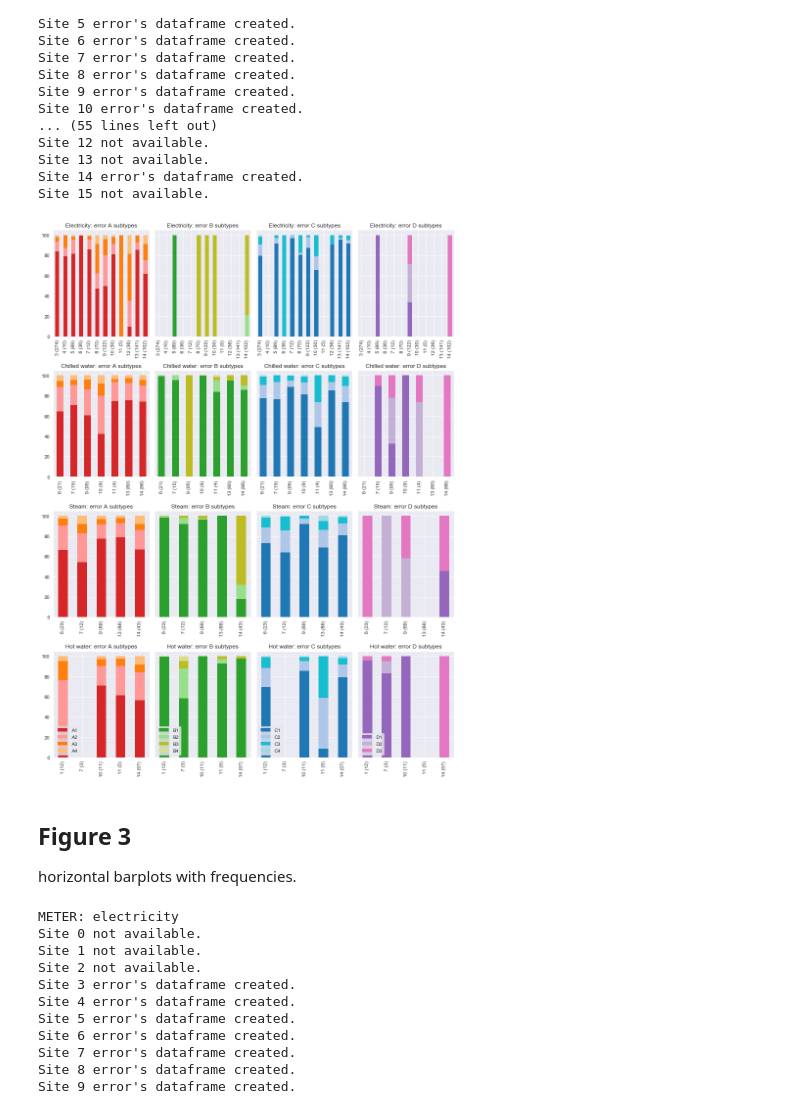
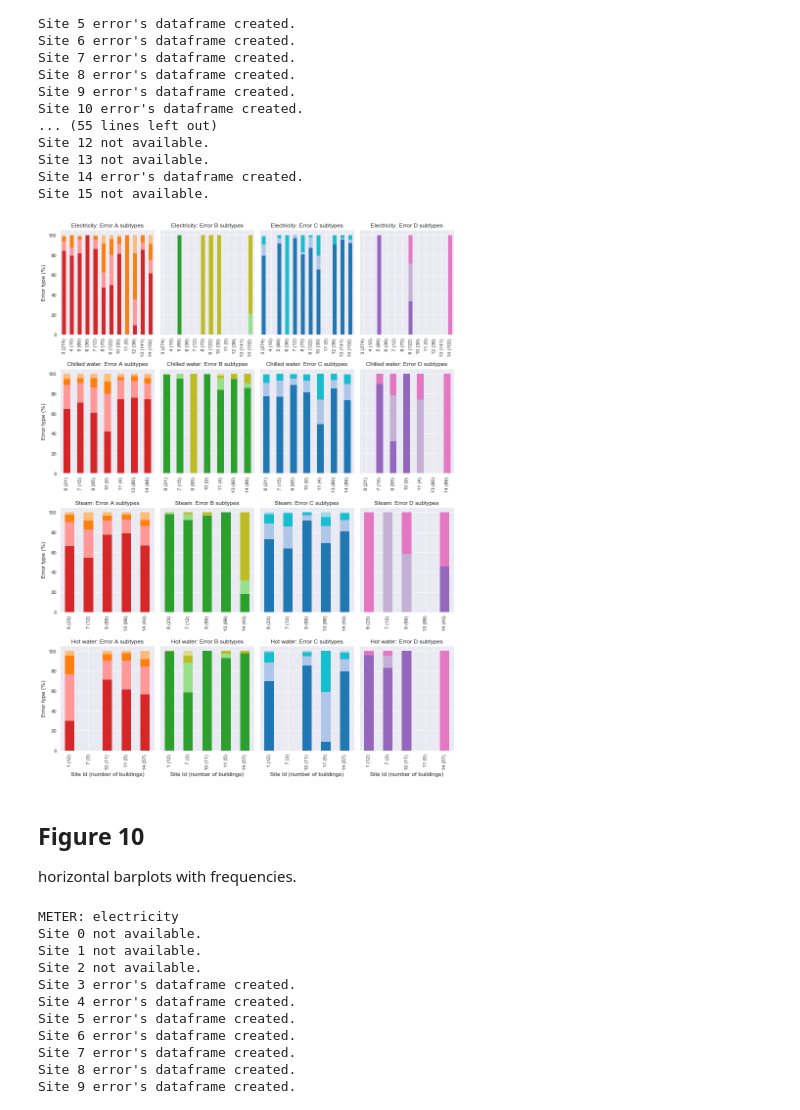
Before and after one commit to buds-lab/ashrae-great-energy-predictor-3-error-analysis, a Jupyter notebook: notebooks/11_plots-barplots.ipynb, the cells around one changed output. Cells and saved outputs as stored; diff of their text form; code cells hidden in the pictures.

```diff
--- a/notebooks/11_plots-barplots.ipynb
+++ b/notebooks/11_plots-barplots.ipynb
@@ -253,7 +253,7 @@ bdgs_per_site
  15: 124}
 # %%
 # number of meters on each site, pero metertype (leaked buildings already removed in arrays)
-meters = ["chilledwater","electricity","hotwater","steam"]
+meters = ["electricity","chilledwater","steam","hotwater"]
 meters_per_site = {}
 for meter in meters:
     meters_per_site[meter] = {}
@@ -309,7 +309,7 @@ dict(meta.groupby("primary_use")["building_id"].count())
  'Warehouse/storage': 13}
 # %%
 # total number of meter per primary use (leaked are not included here)
-meters = ["chilledwater","electricity","hotwater","steam"]
+meters = ["electricity","chilledwater","steam","hotwater"]
 uses = list(meta.primary_use.unique())
 
 dfs = []
@@ -495,9 +495,9 @@ for meter,errors_range,rmsle in zip(meters, errors_range_list, rmsle_list):
     # Plot range errors
     ax1 = axes[i]
     plot1 = errors_range.plot(kind='bar', stacked=True, color=pal1, ax=ax1, width=0.85, legend=False, linewidth=0)
-    ax1.set_title(f"{meters_name[meter].capitalize()}: Good fit, within and out of range data frequency (%)", fontsize=16)
+    ax1.set_title(f"{meters_name[meter].capitalize()}: Good fit, within and out of range data frequency", fontsize=16)
     ax1.set_xlabel("")
-    ax1.set_ylabel("")
+    ax1.set_ylabel("Error type (%)")
     ax1.set_xticklabels([f"{i} ({meters_per_site[meter][int(i)]})" for i in errors_range.index], rotation=30)  # site (number of buidings)
     # Show pct on bar
     for rec in ax1.patches:
@@ -514,8 +514,9 @@ for meter,errors_range,rmsle in zip(meters, errors_range_list, rmsle_list):
     # Plot RMSLE
     ax3 = axes[i+1]
     plot3 = rmsle.plot(kind='bar', stacked=True, color=pal2, ax=ax3, width=0.85, legend=False, linewidth=0)
-    ax3.set_title(f"{meters_name[meter].capitalize()}: Total RMSLE contribution (%)", fontsize=16)
+    ax3.set_title(f"{meters_name[meter].capitalize()}: Total RMSLE contribution", fontsize=16)
     ax3.set_xlabel("")
+    ax3.set_ylabel("Error type (%)")
     ax3.set_xticklabels([f"{i} ({meters_per_site[meter][int(i)]})" for i in errors_range.index], rotation=30)
     # Show pct on bar
     for rec in ax3.patches:
@@ -529,18 +530,21 @@ for meter,errors_range,rmsle in zip(meters, errors_range_list, rmsle_list):
                     va='center',
                     fontsize=10)
 
-    if i == 0:
+    '''if i == 0:
         handles1, labels1 = ax1.get_legend_handles_labels()
         ax1.legend(handles1, ["Good fit","Within range","Out of range"], title="Data", loc ='lower right')
 
         handles3,labels3 = ax3.get_legend_handles_labels()
         labels = ["A","B","C","D","Good fit"]
-        ax3.legend(handles3,labels,title='RMSLE', loc="upper right")
+        ax3.legend(handles3,labels,title='RMSLE', loc="upper right")'''
+    if i == 6:
+        ax1.set_xlabel("Site Id (number of buildings)")
+        ax3.set_xlabel("Site Id (number of buildings)")
 
     i = i+2
 
     plt.tight_layout()
 
 fig.savefig(path_fig + "barplot_stacked_cb.pdf", dpi=150, bbox_inches="tight")
-fig.savefig(path_fig + "barplot_stacked_cb.png", dpi=150, bbox_inches="tight")
+#fig.savefig(path_fig + "barplot_stacked_cb.png", dpi=150, bbox_inches="tight")
 # %% [output]
@@ -652,54 +656,59 @@ for meter,error_type in zip(meters, errors_type):
     temp = error_type.loc[:,error_type.columns.str.contains("A")]
     axA = axes[i]
     plotA = temp.plot(kind='bar', stacked=True, color=palA, ax=axA, width=0.5, legend=False, linewidth=0)
-    axA.set_title(f"{meters_name[meter].capitalize()}: error A subtypes", fontsize=12)
+    axA.set_title(f"{meters_name[meter].capitalize()}: Error A subtypes", fontsize=12)
     axA.set_xlabel("")
-    axA.set_ylabel("")
+    axA.set_ylabel("Error type (%)")
     axA.set_xticklabels([f"{i} ({meters_per_site[meter][int(i)]})" for i in temp.index], rotation=90)
 
     # Plot B
     temp = error_type.loc[:,error_type.columns.str.contains("B")]
     axB = axes[i+1]
     plotB = temp.plot(kind='bar', stacked=True, color=palB, ax=axB, width=0.5, legend=False, linewidth=0)
-    axB.set_title(f"{meters_name[meter].capitalize()}: error B subtypes", fontsize=12)
+    axB.set_title(f"{meters_name[meter].capitalize()}: Error B subtypes", fontsize=12)
     axB.set_xlabel("")
-    axB.set_ylabel("")
+    axB.set_ylabel("Error type (%)")
     axB.set_xticklabels([f"{i} ({meters_per_site[meter][int(i)]})" for i in temp.index], rotation=90)
 
     # Plot C
     temp = error_type.loc[:,error_type.columns.str.contains("C")]
     axC = axes[i+2]
     plotC = temp.plot(kind='bar', stacked=True, color=palC, ax=axC, width=0.5, legend=False, linewidth=0)
-    axC.set_title(f"{meters_name[meter].capitalize()}: error C subtypes", fontsize=12)
+    axC.set_title(f"{meters_name[meter].capitalize()}: Error C subtypes", fontsize=12)
     axC.set_xlabel("")
-    axC.set_ylabel("")
+    axC.set_ylabel("Error type (%)")
     axC.set_xticklabels([f"{i} ({meters_per_site[meter][int(i)]})" for i in temp.index], rotation=90)
 
     # Plot D
     temp = error_type.loc[:,error_type.columns.str.contains("D")]
     axD = axes[i+3]
     plotD = temp.plot(kind='bar', stacked=True, color=palD, ax=axD, width=0.5, legend=False, linewidth=0)
-    axD.set_title(f"{meters_name[meter].capitalize()}: error D subtypes", fontsize=12)
+    axD.set_title(f"{meters_name[meter].capitalize()}: Error D subtypes", fontsize=12)
     axD.set_xlabel("")
-    axD.set_ylabel("")
+    axD.set_ylabel("Error type (%)")
     axD.set_xticklabels([f"{i} ({meters_per_site[meter][int(i)]})" for i in temp.index], rotation=90)
 
-    if i == 12:
+    ''' if i == 12:
         axA.legend(title='', loc="lower left")
         axB.legend(title='', loc="lower left")
         axC.legend(title='', loc="lower left")
-        axD.legend(title='', loc="lower left")
+        axD.legend(title='', loc="lower left")'''
+    if i == 12:
+         axA.set_xlabel("Site Id (number of buildings)")
+         axB.set_xlabel("Site Id (number of buildings)")
+         axC.set_xlabel("Site Id (number of buildings)")
+         axD.set_xlabel("Site Id (number of buildings)")
 
     i = i+4
 
     plt.tight_layout()
 
 fig.savefig(path_fig + "barplot_stacked_subtypes_cb.pdf", dpi=150, bbox_inches="tight")
-fig.savefig(path_fig + "barplot_stacked_subtypes_cb.png", dpi=150, bbox_inches="tight")
+#fig.savefig(path_fig + "barplot_stacked_subtypes_cb.png", dpi=150, bbox_inches="tight")
 # %% [output]
-[figure, old version]
+[figure, new version]
 # %% [markdown]
-## Figure 3
+## Figure 10
 horizontal barplots with frequencies.
 # %%
 def type_group(x):
```
Also changed, not shown: parts of 28 cells of this notebook, 1 other file.
